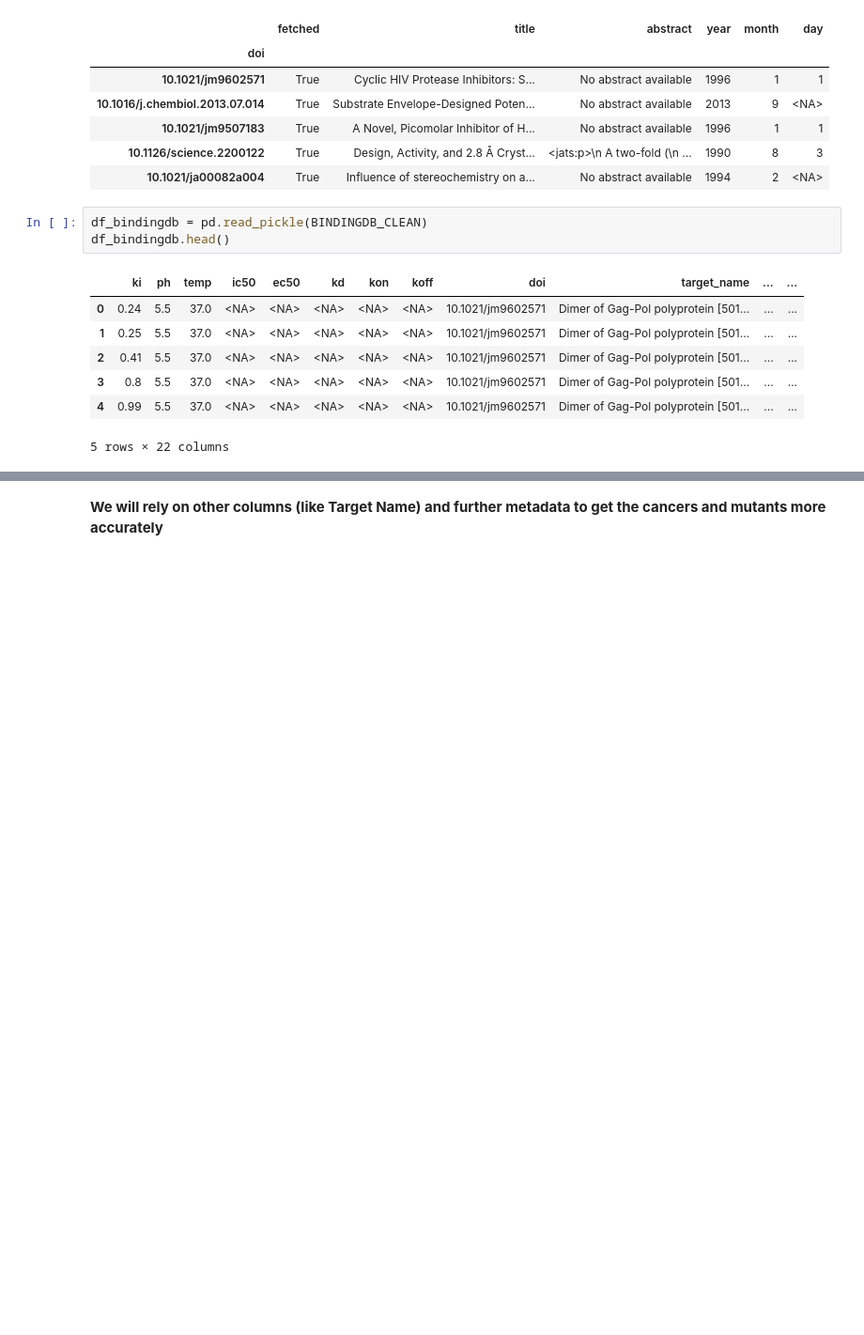
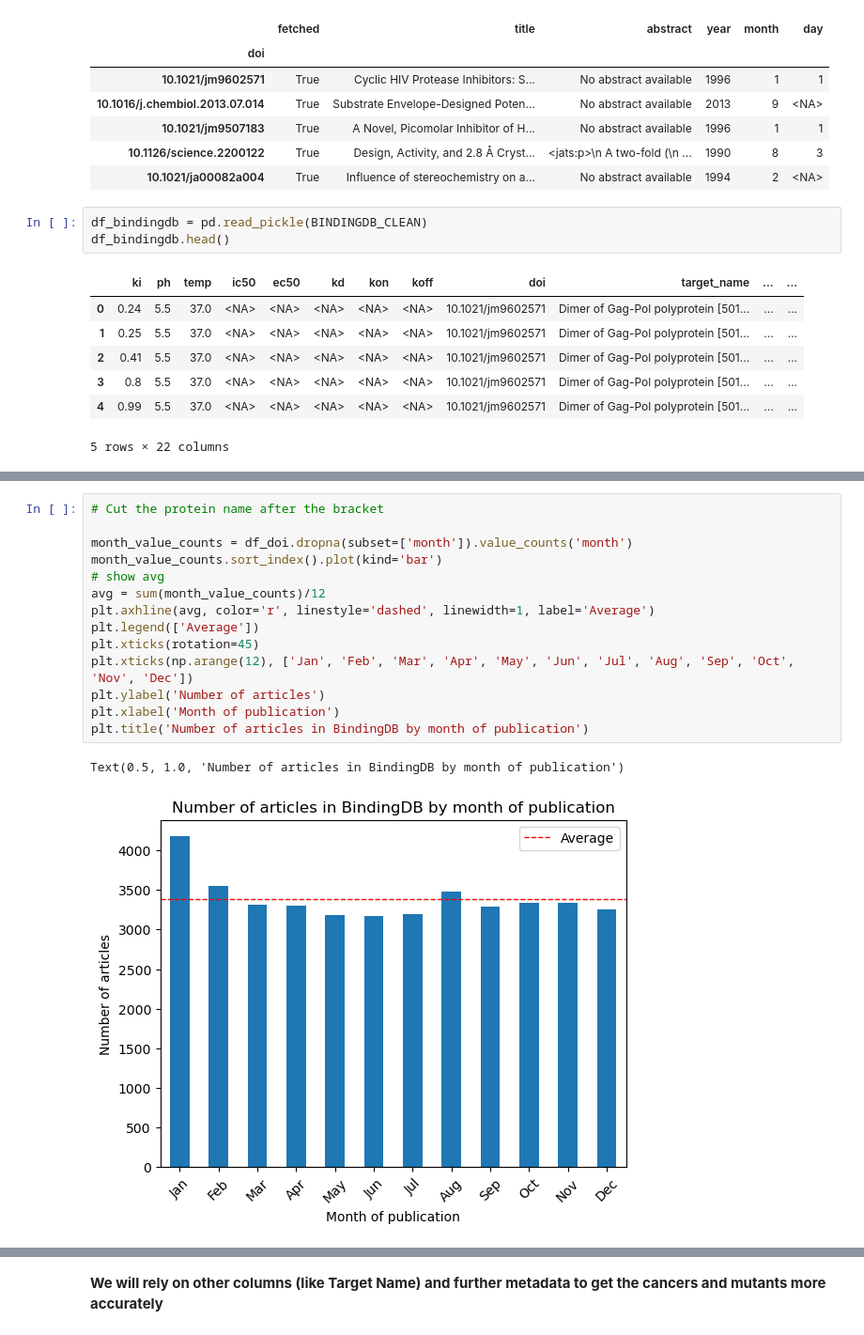
Before and after one commit to epfl-ada/ada-2024-project-hyperbabbage, a Jupyter notebook: time_trends.ipynb, the cells around one changed output, grey strips where cells are left out. Shown: that part at 94% size. Cells and saved outputs as stored; diff of their text form; blank space fills up the shorter version.

```diff
--- a/time_trends.ipynb
+++ b/time_trends.ipynb
@@ -28,0 +75,17 @@ df_bindingdb.head()
+# %%
+# Cut the protein name after the bracket
+
+month_value_counts = df_doi.dropna(subset=['month']).value_counts('month')
+month_value_counts.sort_index().plot(kind='bar')
+# show avg
+avg = sum(month_value_counts)/12
+plt.axhline(avg, color='r', linestyle='dashed', linewidth=1, label='Average')
+plt.legend(['Average'])
+plt.xticks(rotation=45)
+plt.xticks(np.arange(12), ['Jan', 'Feb', 'Mar', 'Apr', 'May', 'Jun', 'Jul', 'Aug', 'Sep', 'Oct', 'Nov', 'Dec'])
+plt.ylabel('Number of articles')
+plt.xlabel('Month of publication')
+plt.title('Number of articles in BindingDB by month of publication')
+# %% [output]
+Text(0.5, 1.0, 'Number of articles in BindingDB by month of publication')
+[figure, added]
```
Also changed, not shown: parts of 26 cells of this notebook, 3 other files.
